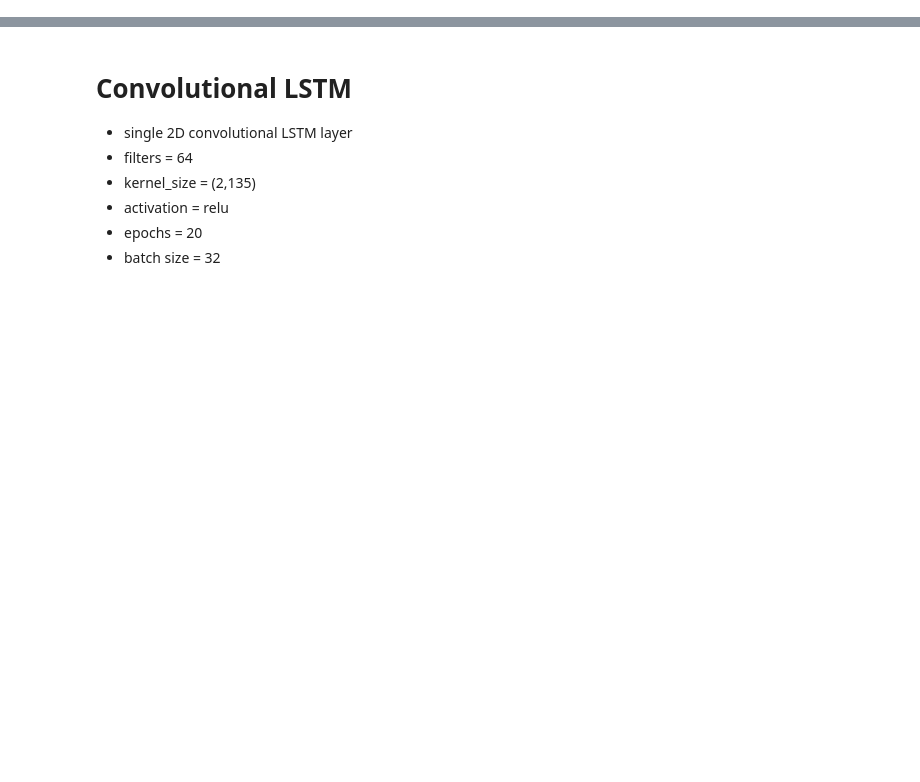
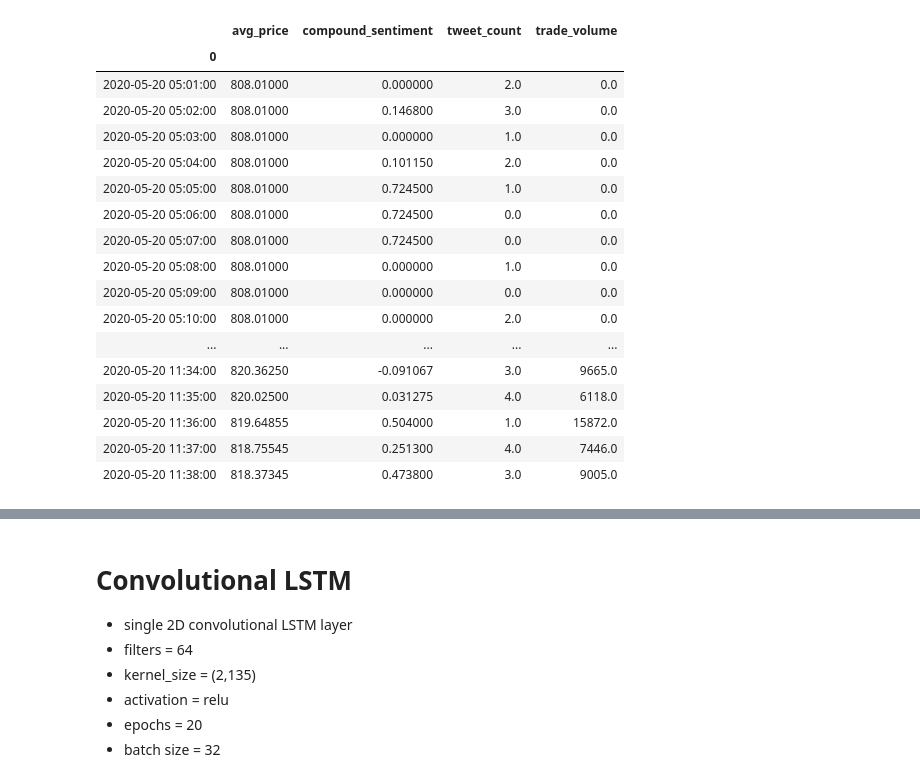
Before and after one commit to slucasmyer/TSLA-from-Twitter, a Jupyter notebook: Final_Project/TSLA-modeling.ipynb, the cells around one changed output, grey strips where cells are left out. Drawn from its saved outputs; the diff is of its cells as text; code cells hidden in the pictures; blank space fills up the shorter version.

```diff
--- a/Final_Project/TSLA-modeling.ipynb
+++ b/Final_Project/TSLA-modeling.ipynb
@@ -58,5 +0,0 @@ Using TensorFlow backend.
-# %%
-# reload from pickle checkpoint
-with open('pickle-folder/tsla_week1_data.pkl', 'rb') as f:
-    data = pickle.load(f)
-data.head(1000)
@@ -621,0 +58,5 @@ Test MAE: 2.194
+# %%
+# reload from pickle checkpoint
+with open('pickle-folder/tsla_week1_data.pkl', 'rb') as f:
+    train_data = pickle.load(f)
+train_data.head(1000)
@@ -621,0 +82,24 @@ Test MAE: 2.194
+# %%
+# reload from pickle checkpoint
+with open('pickle-folder/tsla_week2_data.pkl', 'rb') as f:
+    test_data = pickle.load(f)
+test_data.head(1000)
+# %% [output]
+|  | avg_price | compound_sentiment | tweet_count | trade_volume |
+| 0 |  |  |  |  |
+| 2020-05-20 05:01:00 | 808.01000 | 0.000000 | 2.0 | 0.0 |
+| 2020-05-20 05:02:00 | 808.01000 | 0.146800 | 3.0 | 0.0 |
+| 2020-05-20 05:03:00 | 808.01000 | 0.000000 | 1.0 | 0.0 |
+| 2020-05-20 05:04:00 | 808.01000 | 0.101150 | 2.0 | 0.0 |
+| 2020-05-20 05:05:00 | 808.01000 | 0.724500 | 1.0 | 0.0 |
+| 2020-05-20 05:06:00 | 808.01000 | 0.724500 | 0.0 | 0.0 |
+| 2020-05-20 05:07:00 | 808.01000 | 0.724500 | 0.0 | 0.0 |
+| 2020-05-20 05:08:00 | 808.01000 | 0.000000 | 1.0 | 0.0 |
+| 2020-05-20 05:09:00 | 808.01000 | 0.000000 | 0.0 | 0.0 |
+| 2020-05-20 05:10:00 | 808.01000 | 0.000000 | 2.0 | 0.0 |
+| ... | ... | ... | ... | ... |
+| 2020-05-20 11:34:00 | 820.36250 | -0.091067 | 3.0 | 9665.0 |
+| 2020-05-20 11:35:00 | 820.02500 | 0.031275 | 4.0 | 6118.0 |
+| 2020-05-20 11:36:00 | 819.64855 | 0.504000 | 1.0 | 15872.0 |
+| 2020-05-20 11:37:00 | 818.75545 | 0.251300 | 4.0 | 7446.0 |
+| 2020-05-20 11:38:00 | 818.37345 | 0.473800 | 3.0 | 9005.0 |
```
Also changed, not shown: parts of 50 cells of this notebook, 5 other files.
